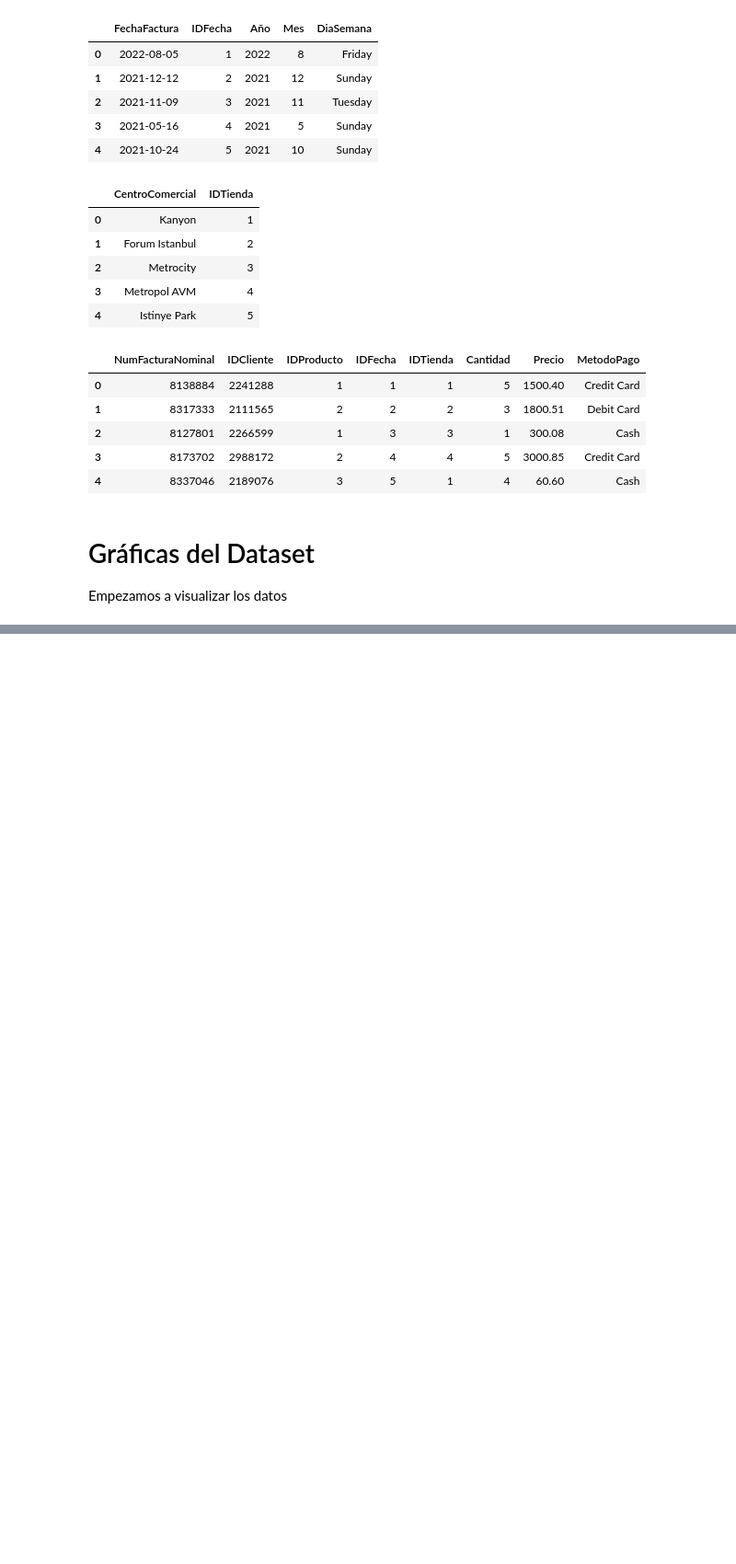
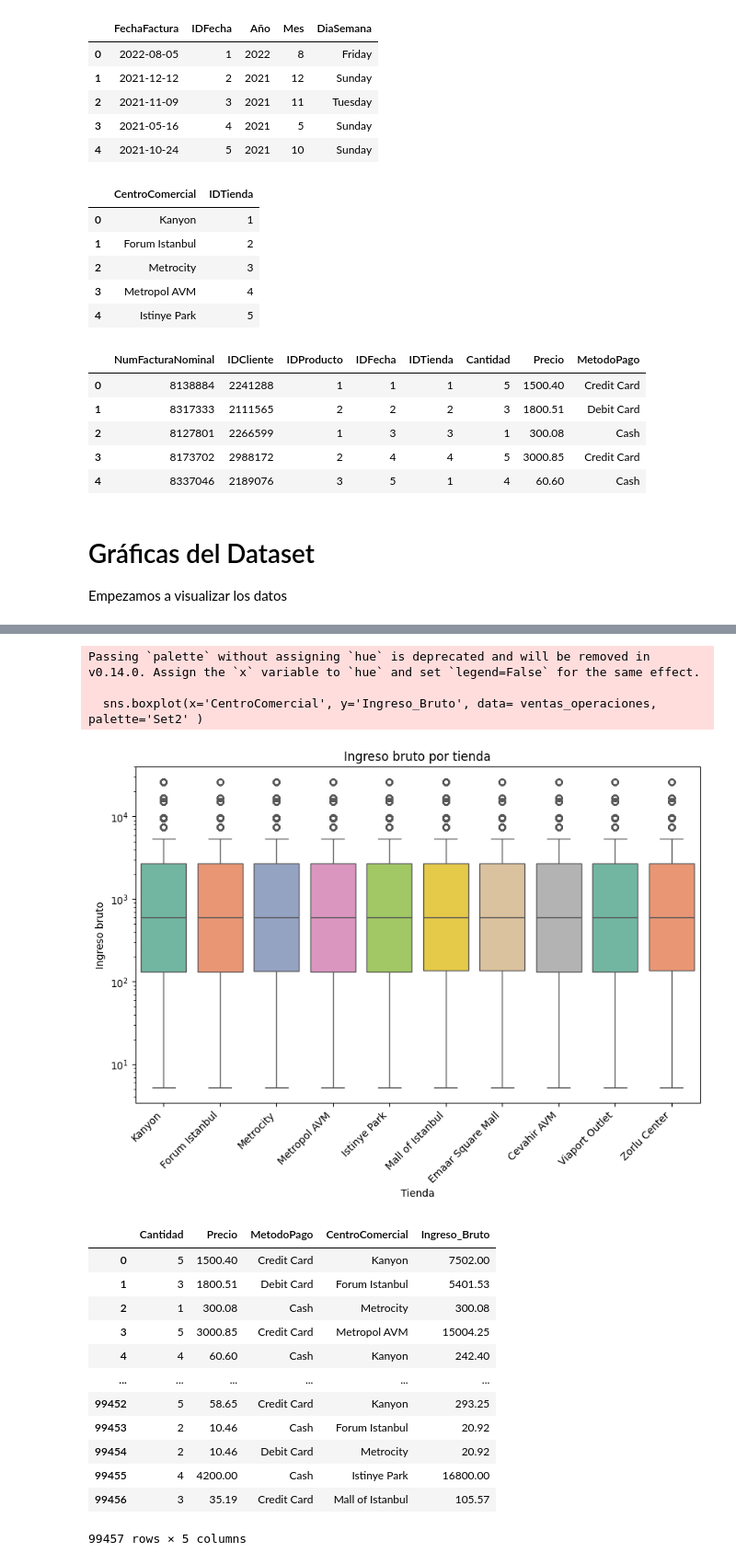
Before and after one commit to juancursed/ProyectoCienciaDatos, a Jupyter notebook: proyecto.ipynb, the cells around one changed output, grey strips where cells are left out. Shown at 92% size. Cells and saved outputs as stored; diff of their text form; code cells hidden in the pictures; blank space fills up the shorter version.

```diff
--- a/proyecto.ipynb
+++ b/proyecto.ipynb
@@ -136 +169,32 @@ Empezamos a visualizar los datos
+# %%
+#----------------STRIPPLOT DE INGRESO BRUTO POR TIENDA----------------
+
+ventas_operaciones = ventas_temp[['Cantidad', 'Precio',	'MetodoPago', 'CentroComercial', 'Ingreso_Bruto']]
+plt.figure(figsize=(10, 6))
+sns.boxplot(x='CentroComercial', y='Ingreso_Bruto', data= ventas_operaciones, palette='Set2' )
+plt.yscale('log')
+plt.title('Ingreso bruto por tienda')
+plt.xlabel('Tienda')
+plt.ylabel('Ingreso bruto')
+plt.xticks(rotation=45, ha='right')
+plt.show()
+ventas_operaciones
+# %% [output]
+Passing `palette` without assigning `hue` is deprecated and will be removed in v0.14.0. Assign the `x` variable to `hue` and set `legend=False` for the same effect.
+
+  sns.boxplot(x='CentroComercial', y='Ingreso_Bruto', data= ventas_operaciones, palette='Set2' )
+[figure, added]
+|  | Cantidad | Precio | MetodoPago | CentroComercial | Ingreso_Bruto |
+| 0 | 5 | 1500.40 | Credit Card | Kanyon | 7502.00 |
+| 1 | 3 | 1800.51 | Debit Card | Forum Istanbul | 5401.53 |
+| 2 | 1 | 300.08 | Cash | Metrocity | 300.08 |
+| 3 | 5 | 3000.85 | Credit Card | Metropol AVM | 15004.25 |
+| 4 | 4 | 60.60 | Cash | Kanyon | 242.40 |
+| ... | ... | ... | ... | ... | ... |
+| 99452 | 5 | 58.65 | Credit Card | Kanyon | 293.25 |
+| 99453 | 2 | 10.46 | Cash | Forum Istanbul | 20.92 |
+| 99454 | 2 | 10.46 | Debit Card | Metrocity | 20.92 |
+| 99455 | 4 | 4200.00 | Cash | Istinye Park | 16800.00 |
+| 99456 | 3 | 35.19 | Credit Card | Mall of Istanbul | 105.57 |
+99457 rows × 5 columns
 # %%
```
Also changed, not shown: parts of 2 cells of this notebook.
